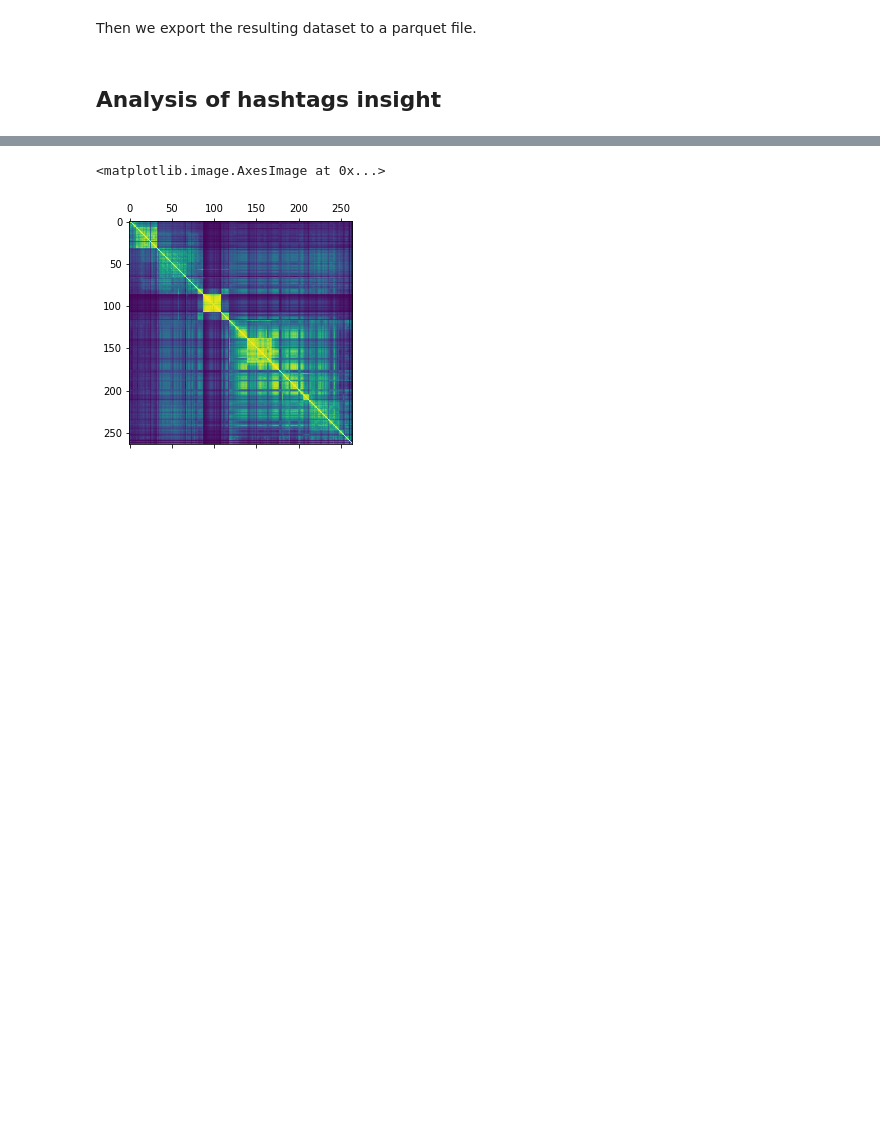
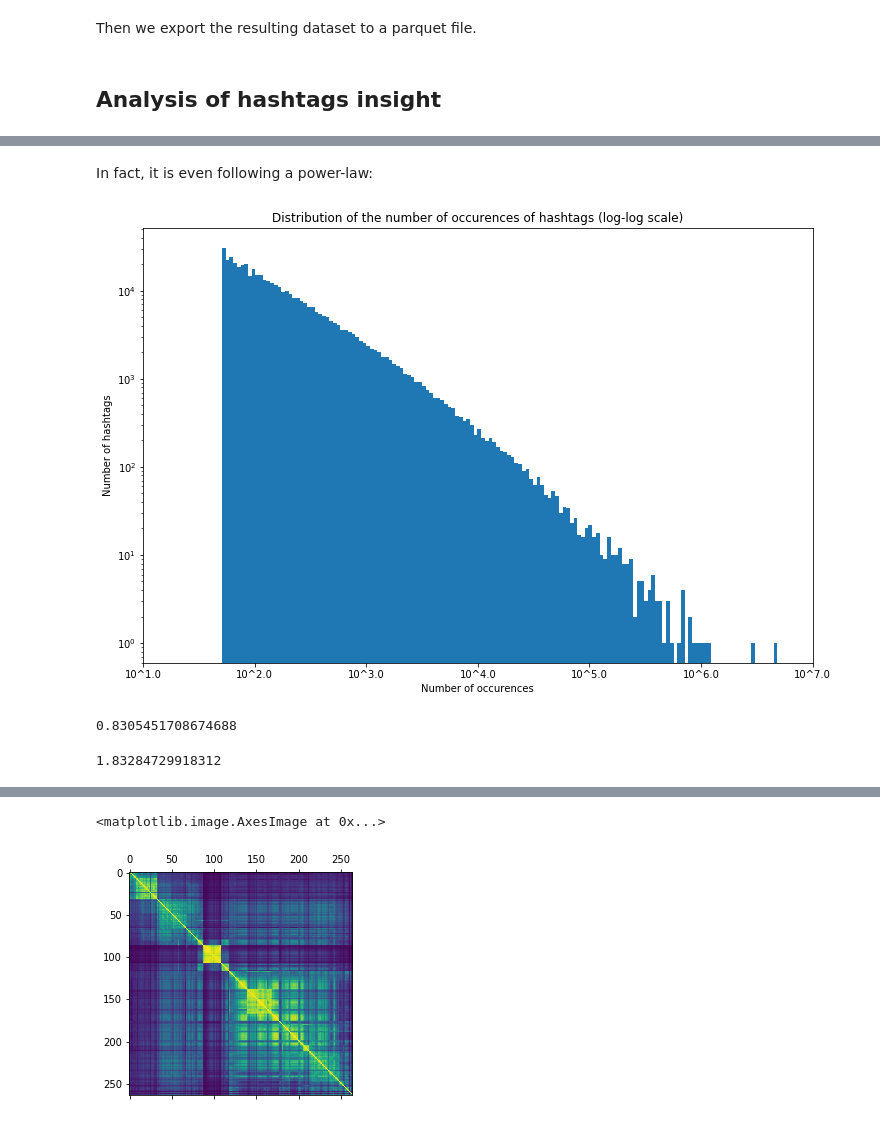
Before and after one commit to poechsel/ADA-project, a Jupyter notebook: analysis.ipynb, the cells around one changed output, grey strips where cells are left out. Cells and saved outputs as stored; diff of their text form; code cells hidden in the pictures; blank space fills up the shorter version.

```diff
--- a/analysis.ipynb
+++ b/analysis.ipynb
@@ -135,0 +203,20 @@ We start by loading our two datasets:
+# %% [markdown]
+In fact, it is even following a power-law:
+# %%
+plt.hist(bins[:-1], bins=bins, weights=counts, log=True)
+plt.title('Distribution of the number of occurences of hashtags (log-log scale)' )
+plt.ylabel('Number of hashtags')
+plt.xlabel('Number of occurences')
+locs, _ = plt.xticks()
+labels = ["10^{}".format(l) for l in locs]
+plt.xticks(locs, labels);
+# %% [output]
+[figure, added]
+# %%
+100 * float(insights.where(F.col('print') > 1500000).count()) / float(insights.count())
+# %% [output]
+0.8305451708674688
+# %%
+100 * float(insights.where(F.col('print') > 500000).count()) / float(insights.count())
+# %% [output]
+1.83284729918312
```
Also changed, not shown: parts of 56 cells of this notebook.
